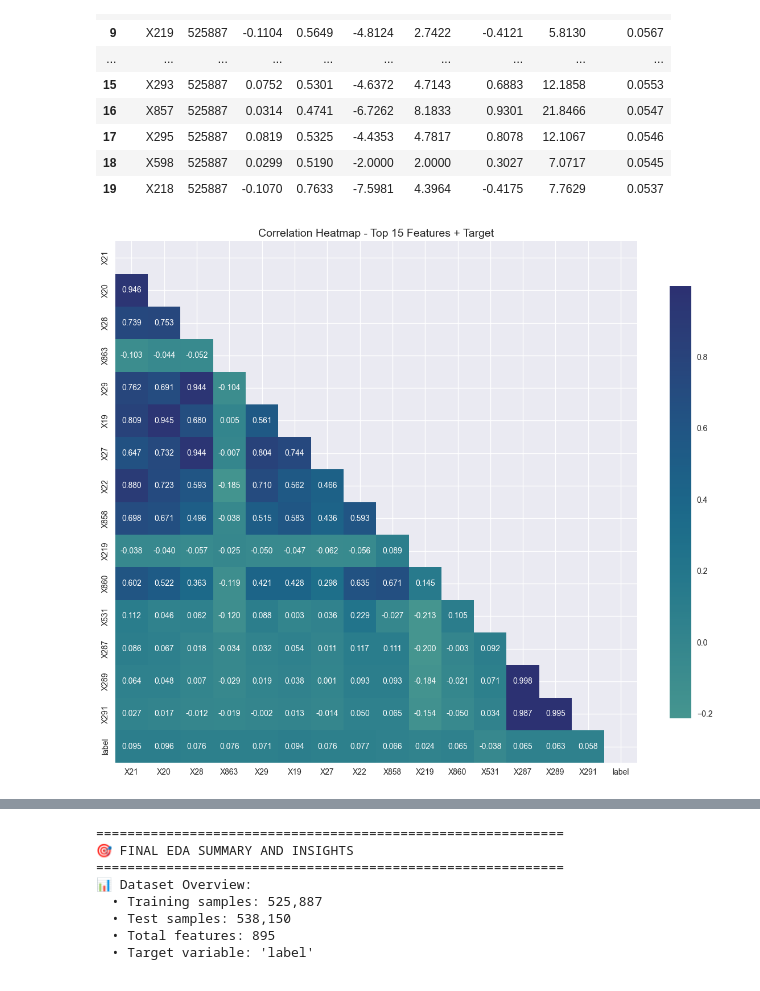
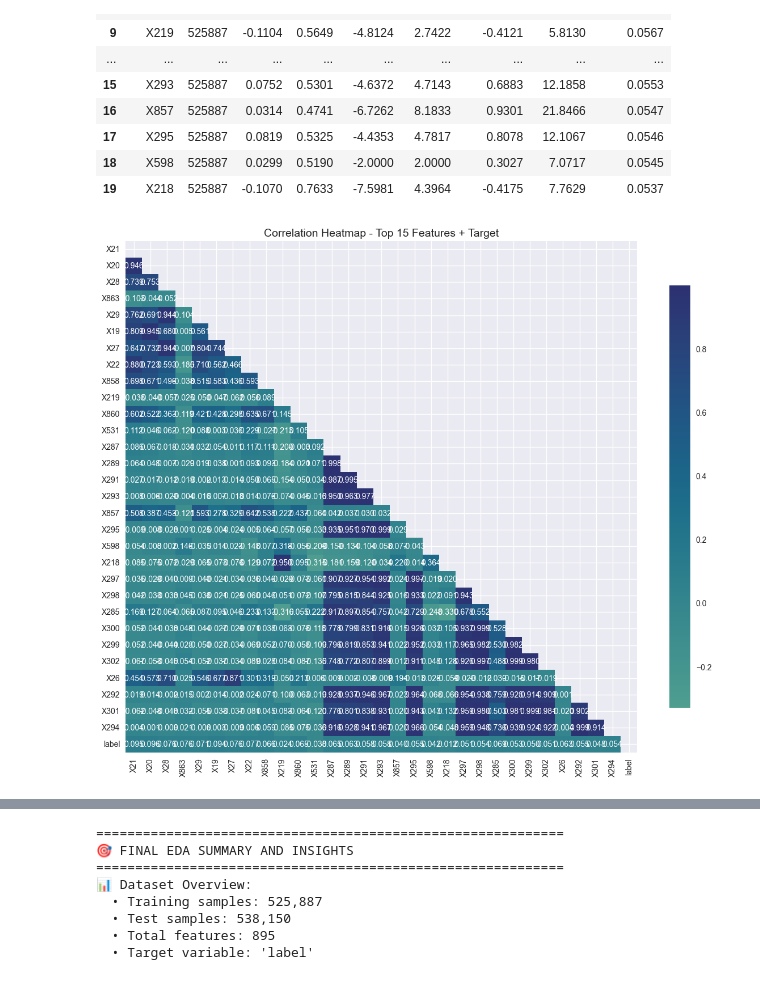
Before and after one commit to mattleodoyle/drw-crypto-comp, a Jupyter notebook: testbed.ipynb, the cells around one changed output, grey strips where cells are left out. Drawn from its saved outputs; the diff is of its cells as text; code cells hidden in the pictures.

```diff
--- a/testbed.ipynb
+++ b/testbed.ipynb
@@ -454,33 +454,33 @@ Top 20 Features Summary Statistics:
 | 19 | X218 | 525887 | -0.1070 | 0.7633 | -7.5981 | 4.3964 | -0.4175 | 7.7629 | 0.0537 |
 # %%
 # Create correlation heatmap for top features
-top_15_features = corr_df.head(15)['Feature'].tolist() + ['label']
+top_15_features = corr_df.head(30)['Feature'].tolist() + ['label']
 
 # Sample data if too large
 if len(train) > 5000:
     sample_data = train[top_15_features].sample(n=5000, random_state=42)
 else:
     sample_data = train[top_15_features]
 
 correlation_matrix = sample_data.corr()
 
 plt.figure(figsize=(12, 10))
 mask = np.triu(np.ones_like(correlation_matrix, dtype=bool))
 
 sns.heatmap(correlation_matrix,
             mask=mask,
             annot=True,
             cmap='crest',
             center=0,
             square=True,
             fmt='.3f',
             cbar_kws={"shrink": .8})
 
 plt.title('Correlation Heatmap - Top 15 Features + Target', fontsize=14)
 plt.tight_layout()
 plt.show()
 # %% [output]
-[figure, old version]
+[figure, new version]
 # %%
 print("=== FEATURE VALUE RANGES ANALYSIS ===")
 
```
Also changed, not shown: parts of 32 cells of this notebook, 2 other files.
